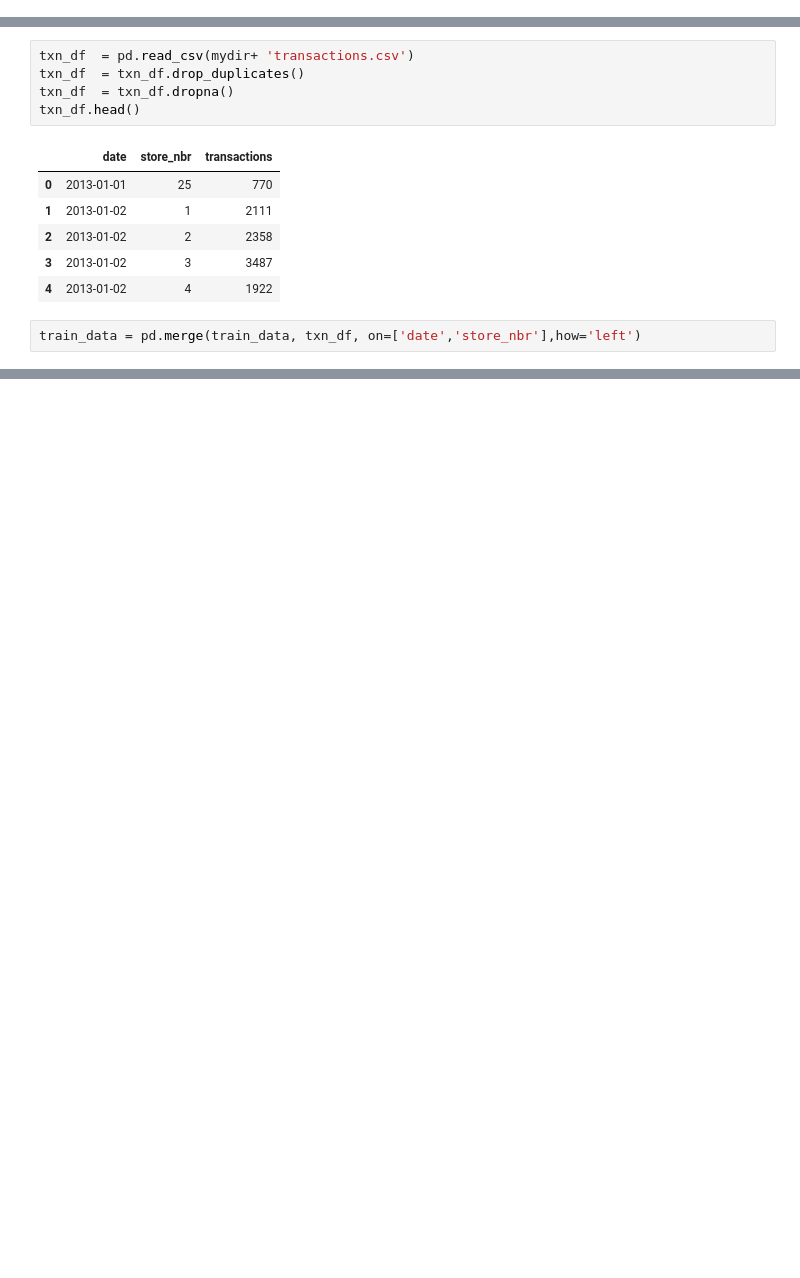
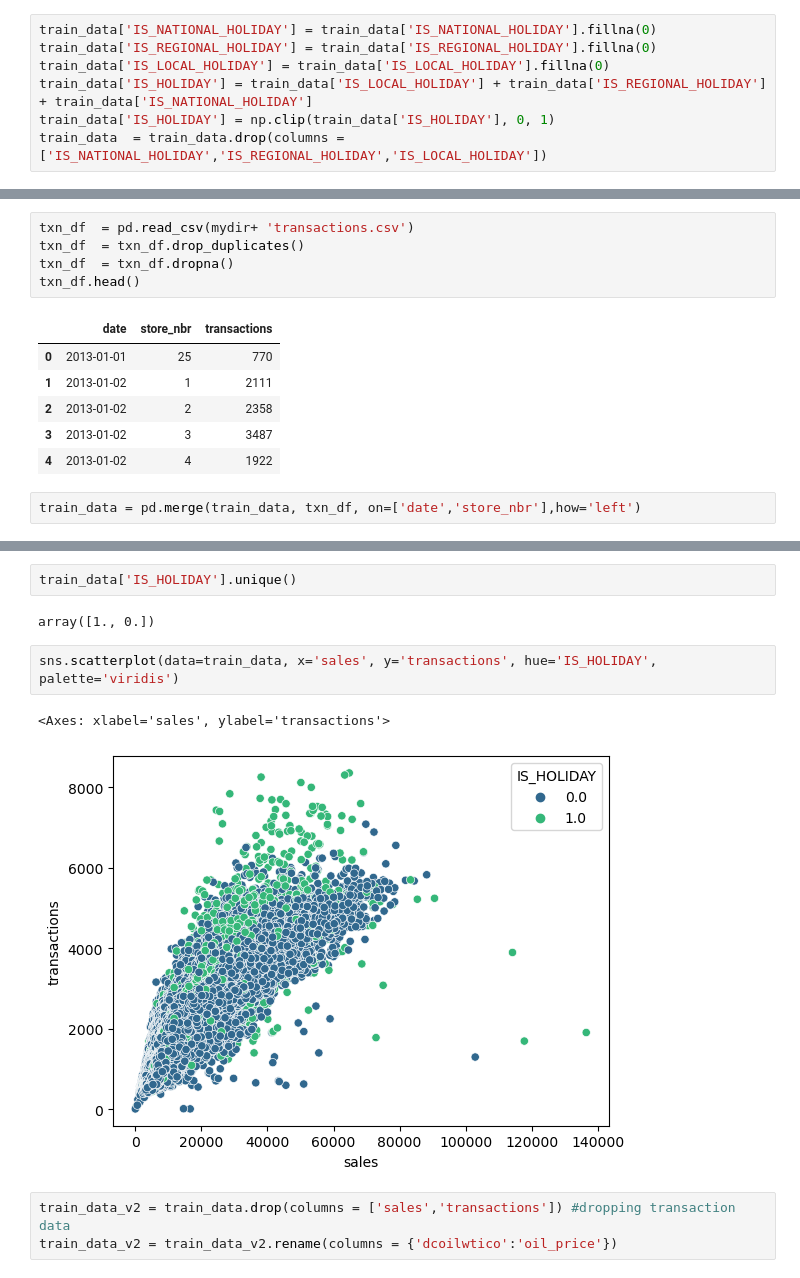
Before and after one commit to divaynagpal/MS422FinalProject, a Jupyter notebook: Flatten_table.ipynb, the cells around one changed output, grey strips where cells are left out. Drawn from its saved outputs; the diff is of its cells as text; blank space fills up the shorter version.

```diff
--- a/Flatten_table.ipynb
+++ b/Flatten_table.ipynb
@@ -178,3 +175,10 @@ train_data  = train_data.drop(columns = ['IS_NATIONAL_HOLIDAY','IS_REGIONAL_HOLI
+# %%
+train_data['IS_NATIONAL_HOLIDAY'] = train_data['IS_NATIONAL_HOLIDAY'].fillna(0)
+train_data['IS_REGIONAL_HOLIDAY'] = train_data['IS_REGIONAL_HOLIDAY'].fillna(0)
+train_data['IS_LOCAL_HOLIDAY'] = train_data['IS_LOCAL_HOLIDAY'].fillna(0)
+train_data['IS_HOLIDAY'] = train_data['IS_LOCAL_HOLIDAY'] + train_data['IS_REGIONAL_HOLIDAY'] + train_data['IS_NATIONAL_HOLIDAY']
+train_data['IS_HOLIDAY'] = np.clip(train_data['IS_HOLIDAY'], 0, 1)
+train_data  = train_data.drop(columns = ['IS_NATIONAL_HOLIDAY','IS_REGIONAL_HOLIDAY','IS_LOCAL_HOLIDAY'])
 # %%
 oil_df  = pd.read_csv(mydir +'oil.csv')
 oil_df  = oil_df.drop_duplicates()
@@ -214,0 +228,12 @@ train_data = pd.merge(train_data, txn_df, on=['date','store_nbr'],how='left')
+# %%
+train_data['IS_HOLIDAY'].unique()
+# %% [output]
+array([1., 0.])
+# %%
+sns.scatterplot(data=train_data, x='sales', y='transactions', hue='IS_HOLIDAY', palette='viridis')
+# %% [output]
+<Axes: xlabel='sales', ylabel='transactions'>
+[figure, added]
+# %%
+train_data_v2 = train_data.drop(columns = ['sales','transactions']) #dropping transaction data
+train_data_v2 = train_data_v2.rename(columns = {'dcoilwtico':'oil_price'})
```
Also changed, not shown: parts of 25 cells of this notebook.
